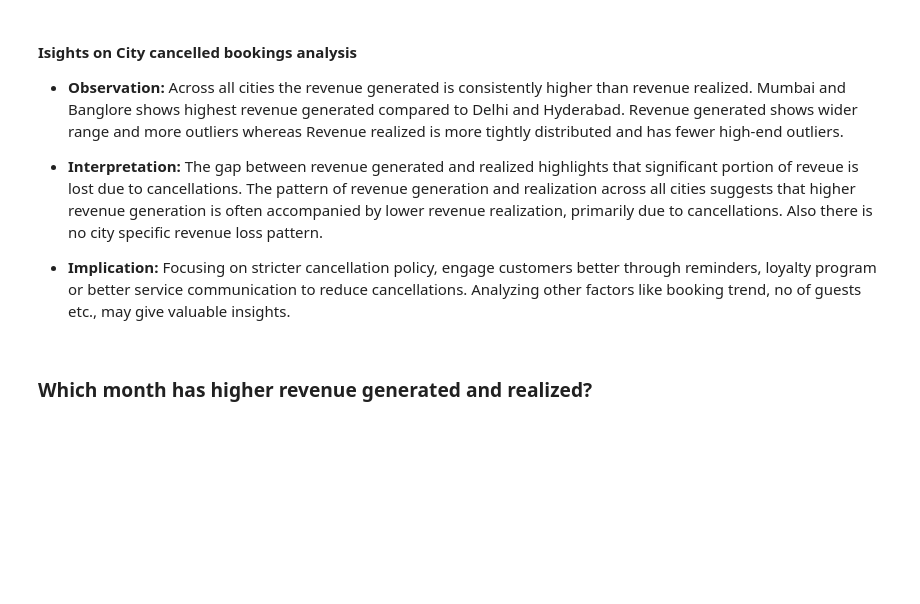
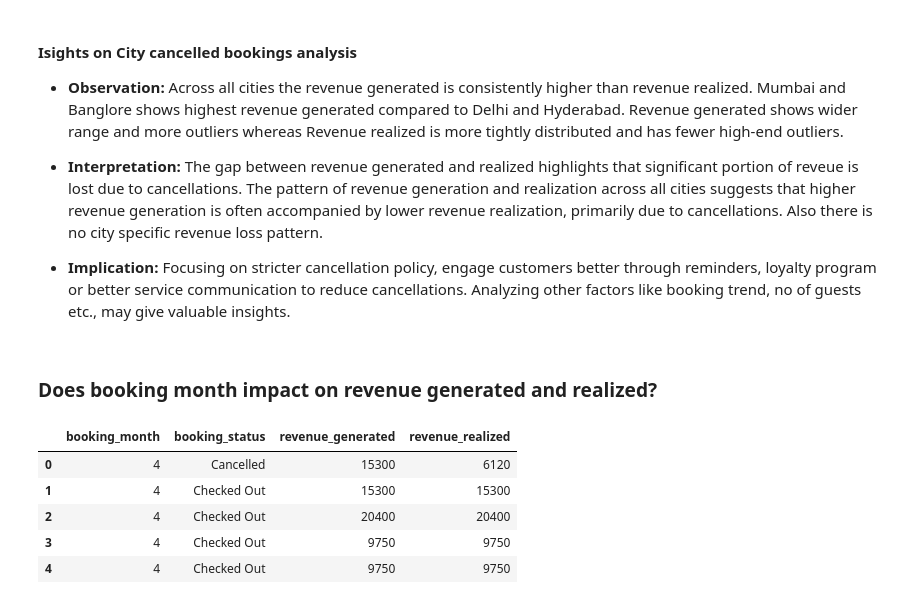
Before and after one commit to Bhuvi128/Hospitality-Revenue-Optimization-Data-analysis, a Jupyter notebook: Hospitality Revenue Optimzation.ipynb, the cells around one changed output. Saved outputs shown, nothing was run; the diff lists cells and outputs as text; code cells hidden in the pictures; blank space fills up the shorter version.

```diff
--- a/Hospitality Revenue Optimzation.ipynb
+++ b/Hospitality Revenue Optimzation.ipynb
@@ -657,4 +657,19 @@ plt.show()
 - **Implication:**
   Focusing on stricter cancellation policy, engage customers better through reminders, loyalty program or better service communication to reduce cancellations. Analyzing other factors like booking trend, no of guests etc., may give valuable insights.
 # %% [markdown]
-### Which month has higher revenue generated and realized?
+### Does booking month impact on revenue generated and realized?
+# %%
+query = """
+select month(booking_date) booking_month, booking_status, revenue_generated, revenue_realized
+from fact_bookings
+order by booking_month;
+"""
+month_rev = pd.read_sql(query, conn)
+month_rev.head()
+# %% [output]
+|  | booking_month | booking_status | revenue_generated | revenue_realized |
+| 0 | 4 | Cancelled | 15300 | 6120 |
+| 1 | 4 | Checked Out | 15300 | 15300 |
+| 2 | 4 | Checked Out | 20400 | 20400 |
+| 3 | 4 | Checked Out | 9750 | 9750 |
+| 4 | 4 | Checked Out | 9750 | 9750 |
```
Also changed, not shown: parts of 6 cells of this notebook, 2 other files.
